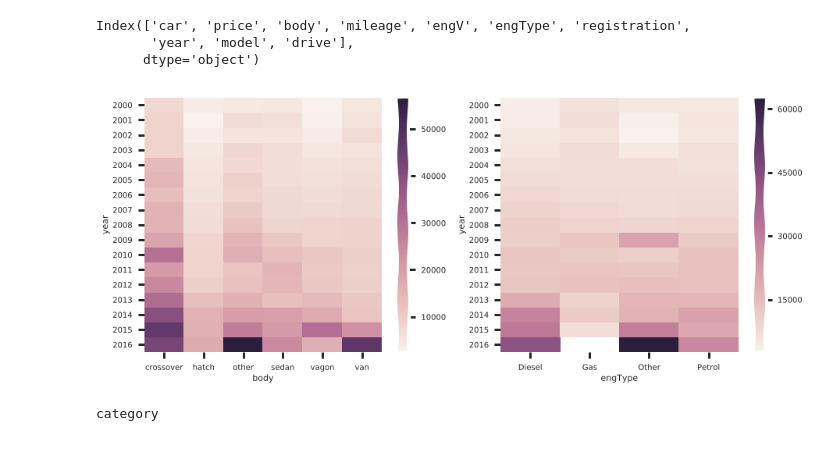
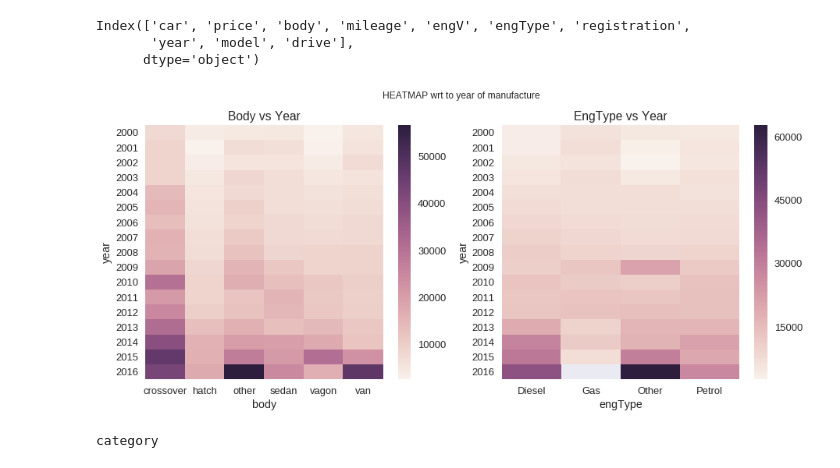
Before and after one commit to amdgd/team-old, a Jupyter notebook: src/Programmatic Visualizations/Seaborn-New.ipynb, the cells around one changed output. Cells and saved outputs as stored; diff of their text form; code cells hidden in the pictures.

```diff
--- a/src/Programmatic Visualizations/Seaborn-New.ipynb
+++ b/src/Programmatic Visualizations/Seaborn-New.ipynb
@@ -47,30 +47,33 @@ Index(['car', 'price', 'body', 'mileage', 'engV', 'engType', 'registration',
 # %%
 #print(car_ads.head())
 c1 = car_ads[car_ads.year > 1999]
 c1.dropna
 
 b1 = c1[['body', 'year', 'price']]
 b2 = b1.groupby([ 'year', 'body']).median()
 b2.dropna()
 b2 = b2.reset_index()
 b = b2.pivot(index="year", columns="body", values="price")
 
 
 
 b11 = c1[['engType', 'year', 'price']]
 b21 = b11.groupby([ 'year', 'engType']).median()
 b21.dropna()
 b21 = b21.reset_index()
 b1 = b21.pivot(index="year", columns="engType", values="price")
 
 
 fig, ax = plt.subplots(1,2, figsize=(15,6))
 f1 = sns.heatmap(b, ax=ax[0])
 f2 = sns.heatmap(b1, ax=ax[1])
+f1.set_title("Body vs Year")
+f2.set_title("EngType vs Year")
+sns.plt.suptitle('HEATMAP wrt to year of manufacture',fontsize=12)
 
 plt.show()
 # %% [output]
-[figure, old version]
+[figure, new version]
 # %%
 car_ads.car = car_ads.car.astype('category')
 car_ads.body = car_ads.body.astype('category')
```
Also changed, not shown: parts of 11 cells of this notebook, 3 other files.
